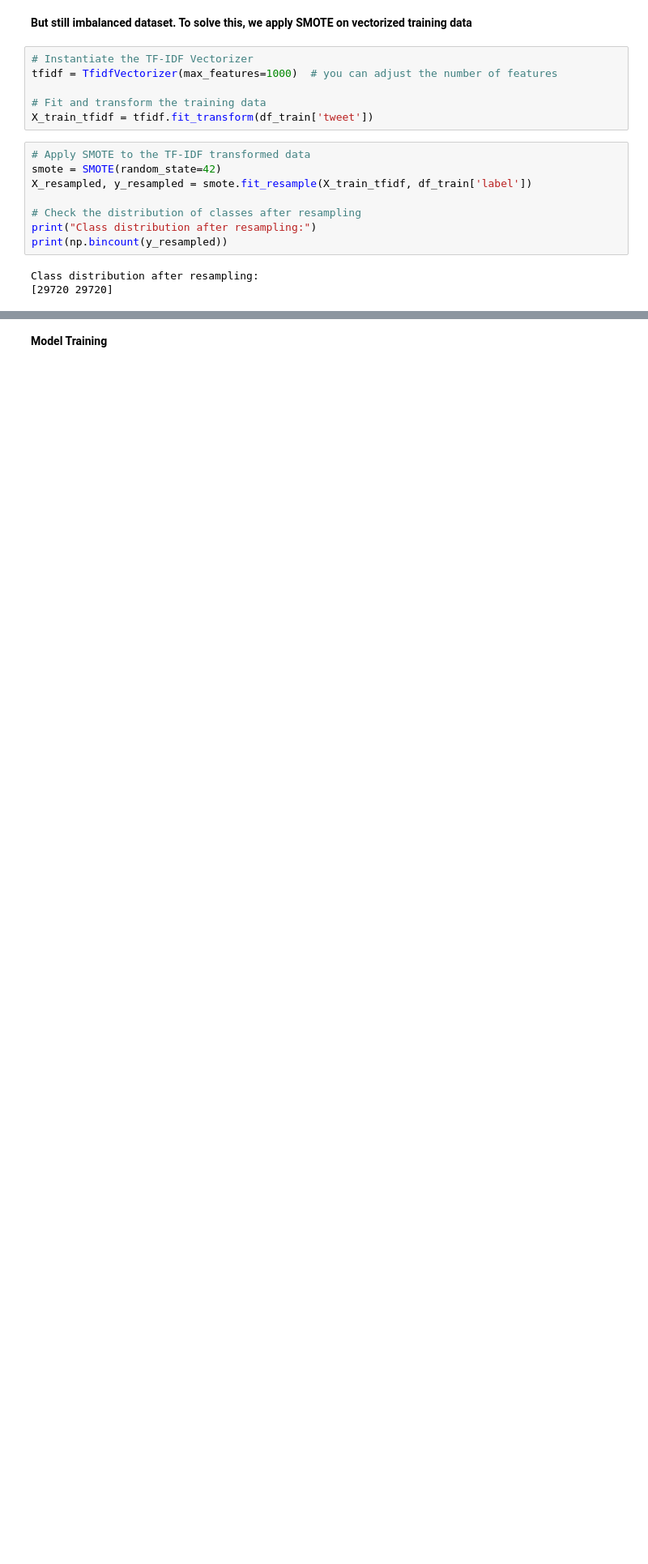
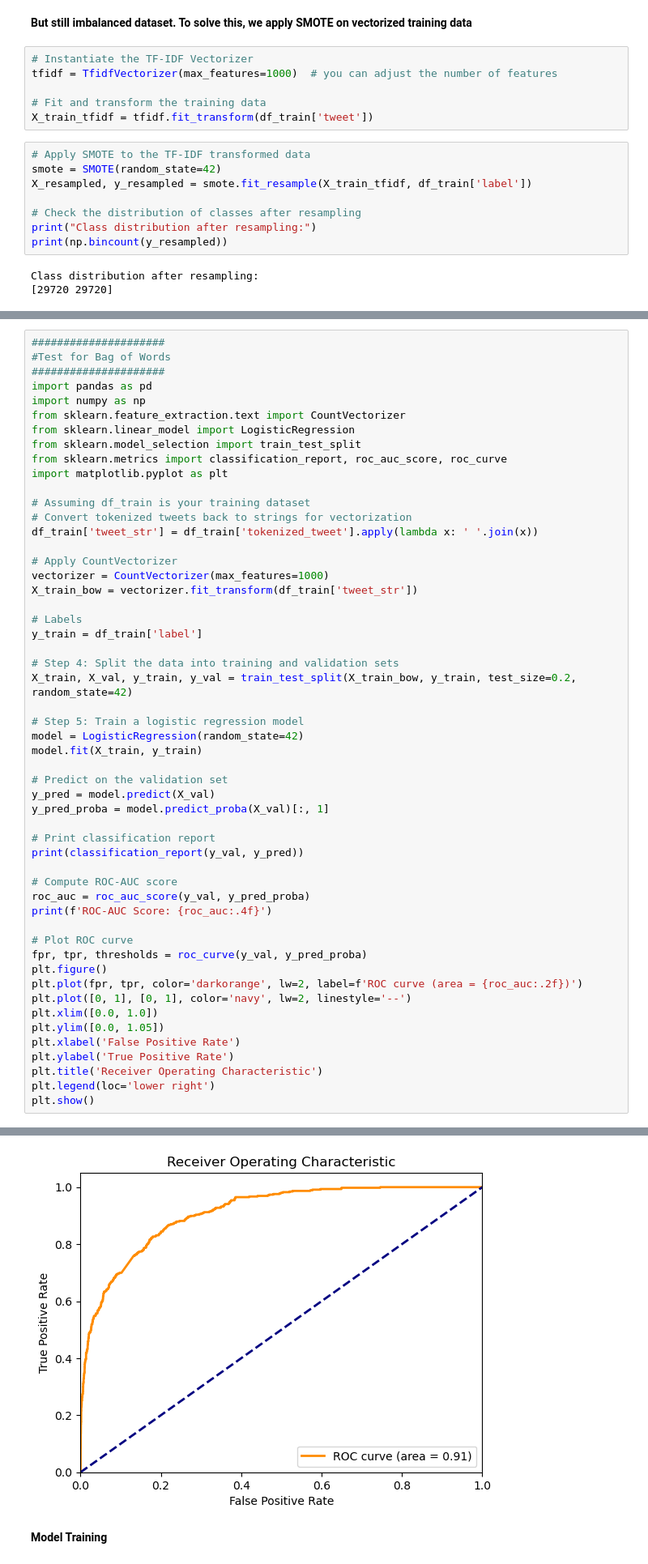
Before and after one commit to tarlan3003/x_sentiment_analysis, a Jupyter notebook: sentiment_analysis.ipynb, the cells around one changed output, grey strips where cells are left out. Shown at 81% size. Saved outputs shown, nothing was run; the diff lists cells and outputs as text; blank space fills up the shorter version.

```diff
--- a/sentiment_analysis.ipynb
+++ b/sentiment_analysis.ipynb
@@ -494,3 +497,57 @@ for i, count in enumerate(counts):
 plt.show()
 # %% [output]
 [figure]
+# %%
+#####################
+#Test for Bag of Words
+#####################
+import pandas as pd
+import numpy as np
+from sklearn.feature_extraction.text import CountVectorizer
+from sklearn.linear_model import LogisticRegression
+from sklearn.model_selection import train_test_split
+from sklearn.metrics import classification_report, roc_auc_score, roc_curve
+import matplotlib.pyplot as plt
+
+# Assuming df_train is your training dataset
+# Convert tokenized tweets back to strings for vectorization
+df_train['tweet_str'] = df_train['tokenized_tweet'].apply(lambda x: ' '.join(x))
+
+# Apply CountVectorizer
+vectorizer = CountVectorizer(max_features=1000)
+X_train_bow = vectorizer.fit_transform(df_train['tweet_str'])
+
+# Labels
+y_train = df_train['label']
+
+# Step 4: Split the data into training and validation sets
+X_train, X_val, y_train, y_val = train_test_split(X_train_bow, y_train, test_size=0.2, random_state=42)
+
+# Step 5: Train a logistic regression model
+model = LogisticRegression(random_state=42)
+model.fit(X_train, y_train)
+
+# Predict on the validation set
+y_pred = model.predict(X_val)
+y_pred_proba = model.predict_proba(X_val)[:, 1]
+
+# Print classification report
+print(classification_report(y_val, y_pred))
+
+# Compute ROC-AUC score
+roc_auc = roc_auc_score(y_val, y_pred_proba)
+print(f'ROC-AUC Score: {roc_auc:.4f}')
+
+# Plot ROC curve
+fpr, tpr, thresholds = roc_curve(y_val, y_pred_proba)
+plt.figure()
+plt.plot(fpr, tpr, color='darkorange', lw=2, label=f'ROC curve (area = {roc_auc:.2f})')
+plt.plot([0, 1], [0, 1], color='navy', lw=2, linestyle='--')
+plt.xlim([0.0, 1.0])
+plt.ylim([0.0, 1.05])
+plt.xlabel('False Positive Rate')
+plt.ylabel('True Positive Rate')
+plt.title('Receiver Operating Characteristic')
+plt.legend(loc='lower right')
+plt.show()
+# %% [output]
@@ -497,3 +564,4 @@ plt.show()
+[figure, added]
 # %% [markdown]
 **Model Training**
 # %%
```
Also changed, not shown: parts of 7 cells of this notebook.
